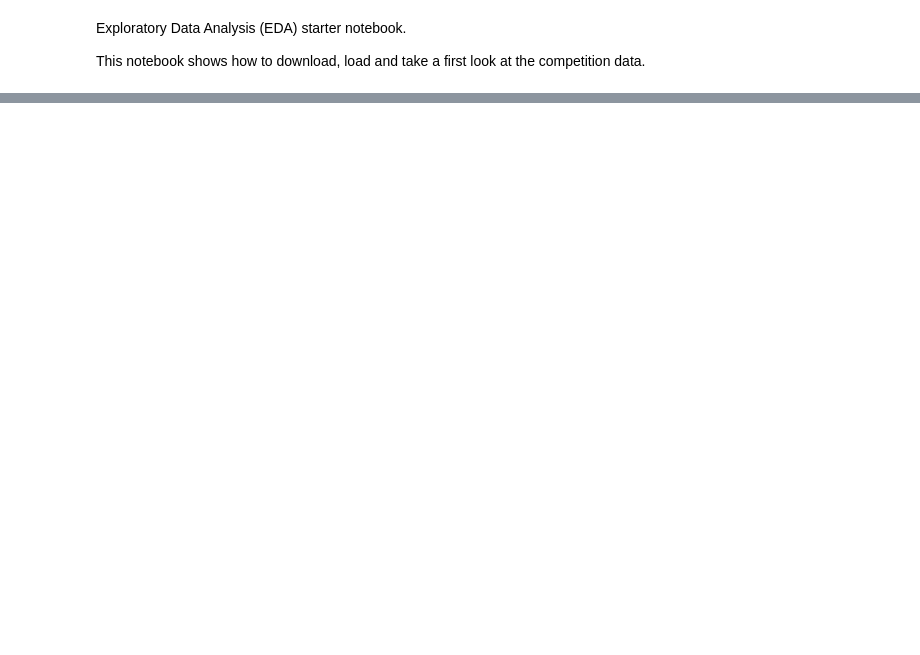
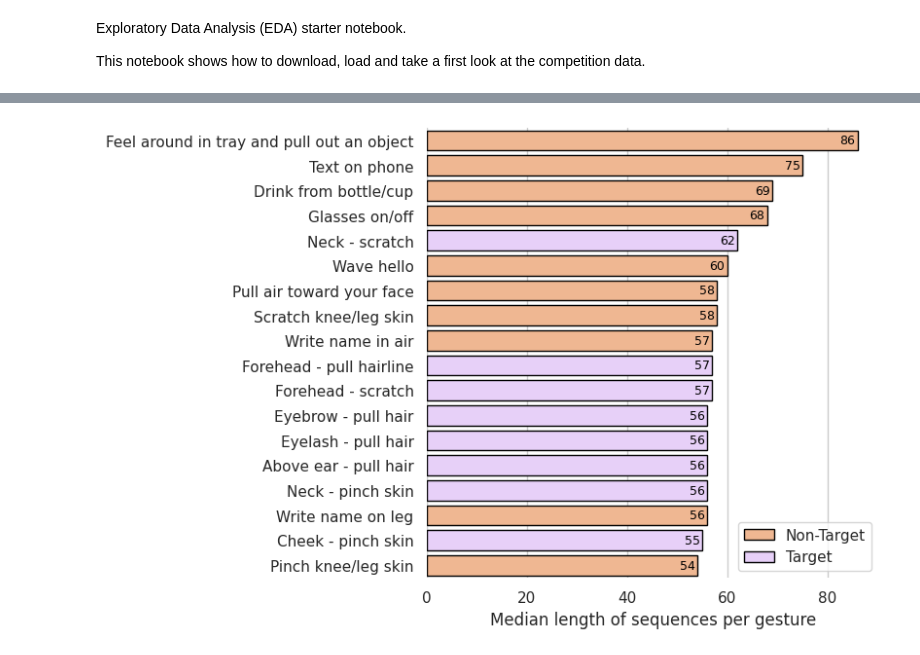
Before and after one commit to gaetanDubuc/cmi-kaggle-competition, a Jupyter notebook: notebooks/001_load_and_explore_the_data.ipynb, the cells around one changed output, grey strips where cells are left out. Drawn from its saved outputs; the diff is of its cells as text; code cells hidden in the pictures; blank space fills up the shorter version.

Commit message:
data viz

```diff
--- a/notebooks/001_load_and_explore_the_data.ipynb
+++ b/notebooks/001_load_and_explore_the_data.ipynb
@@ -85,0 +148,43 @@ sns.despine(left=True, bottom=True)
+# %%
+sorted_median_len_sequences_per_gesture = median_len_sequences_per_gesture.sort(
+    "median_count", descending=True
+)
+
+sns.set_theme(style="whitegrid")
+
+# Initialize the matplotlib figure
+f, ax = plt.subplots(figsize=(6, 6))
+
+# Plot the total crashes
+sns.barplot(
+    x="median_count",
+    y="gesture",
+    data=sorted_median_len_sequences_per_gesture,
+    palette=palette,
+    hue="sequence_type",
+    hue_order=sorted_median_len_sequences_per_gesture["sequence_type"].unique().sort(),
+    edgecolor="black",
+)
+
+
+for row in sorted_median_len_sequences_per_gesture.iter_rows(named=True):
+    ax.text(
+        row["median_count"] - 2,
+        row["gesture"],
+        row["median_count"],
+        color="black",
+        ha="center",
+        va="center",
+        fontsize=9,
+    )
+
+# Add a legend and informative axis label
+ax.legend(
+    ncol=1,
+    loc="lower right",
+    frameon=True,
+)
+ax.set(ylabel="", xlabel="Median length of sequences per gesture")
+sns.despine(left=True, bottom=True)
+# %% [output]
+[figure, added]
```
Also changed, not shown: parts of 6 cells of this notebook.
